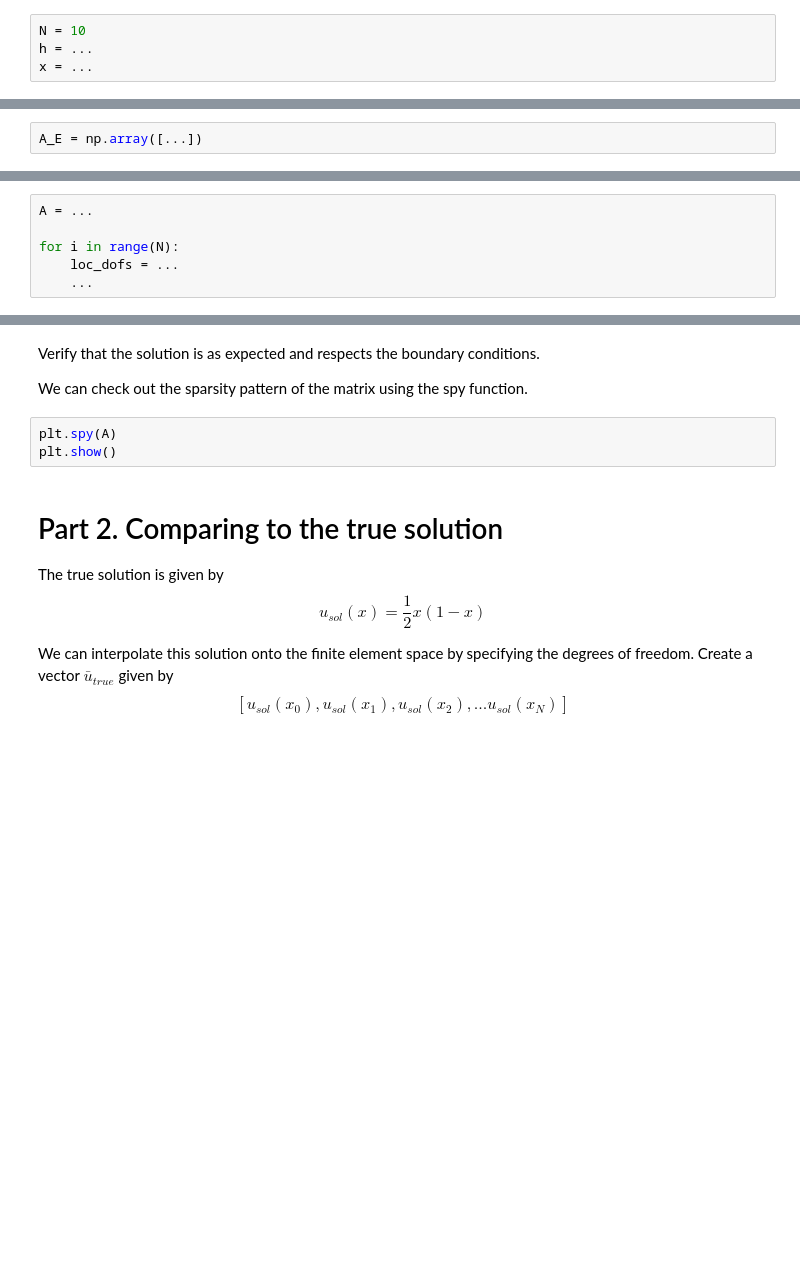
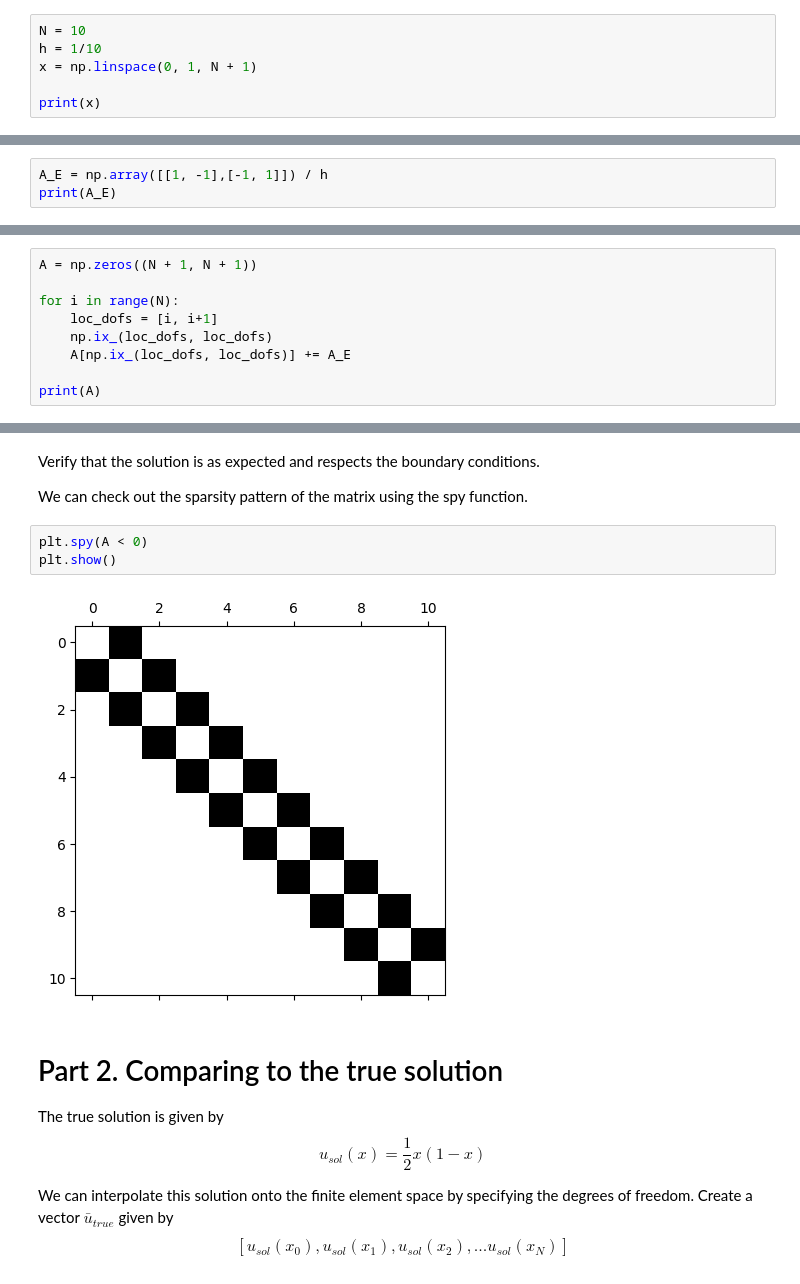
Before and after one commit to wmboon/MFEM_course, a Jupyter notebook: labs/lab1.ipynb, the cells around one changed output, grey strips where cells are left out. Drawn from its saved outputs; the diff is of its cells as text; blank space fills up the shorter version.

```diff
--- a/labs/lab1.ipynb
+++ b/labs/lab1.ipynb
@@ -21,5 +21,7 @@ $$
 Make it dependent on $N$ so that we can change it later. Hint: use either `np.arange` or `np.linspace`.
 # %%
 N = 10
-h = ...
-x = ...
+h = 1/10
+x = np.linspace(0, 1, N + 1)
+
+print(x)
@@ -39,4 +43,5 @@ A_{E} = \begin{bmatrix}
 \end{bmatrix}
 $$
 # %%
-A_E = np.array([...])
+A_E = np.array([[1, -1],[-1, 1]]) / h
+print(A_E)
@@ -52,8 +60,11 @@ We are now ready to set up the assembly routine. We will start with a dense impl
     $$ A_{jj} \leftarrow A_{jj} + A_{E, 11}$$
     Hint: you can assign submatrices using `np.ix_`.
 # %%
-A = ...
+A = np.zeros((N + 1, N + 1))
 
 for i in range(N):
-    loc_dofs = ...
-    ...
+    loc_dofs = [i, i+1]
+    np.ix_(loc_dofs, loc_dofs)
+    A[np.ix_(loc_dofs, loc_dofs)] += A_E
+
+print(A)
@@ -114,8 +185,10 @@ Verify that the solution is as expected and respects the boundary conditions.
 
 We can check out the sparsity pattern of the matrix using the spy function.
 # %%
-plt.spy(A)
+plt.spy(A < 0)
 plt.show()
+# %% [output]
+[figure, added]
 # %% [markdown]
 # Part 2. Comparing to the true solution
 
```
Also changed, not shown: parts of 12 cells of this notebook.
